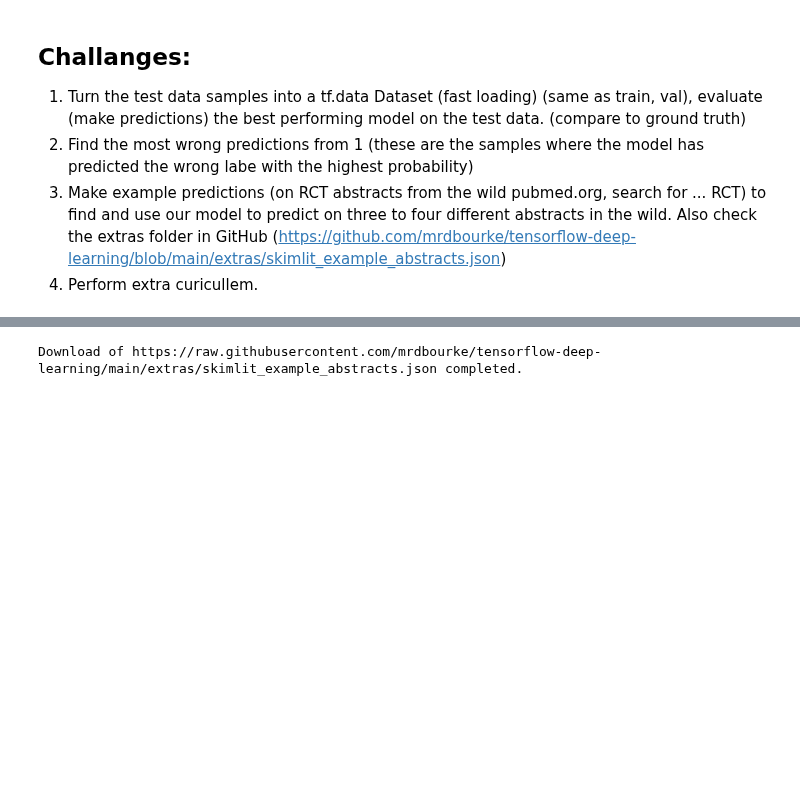
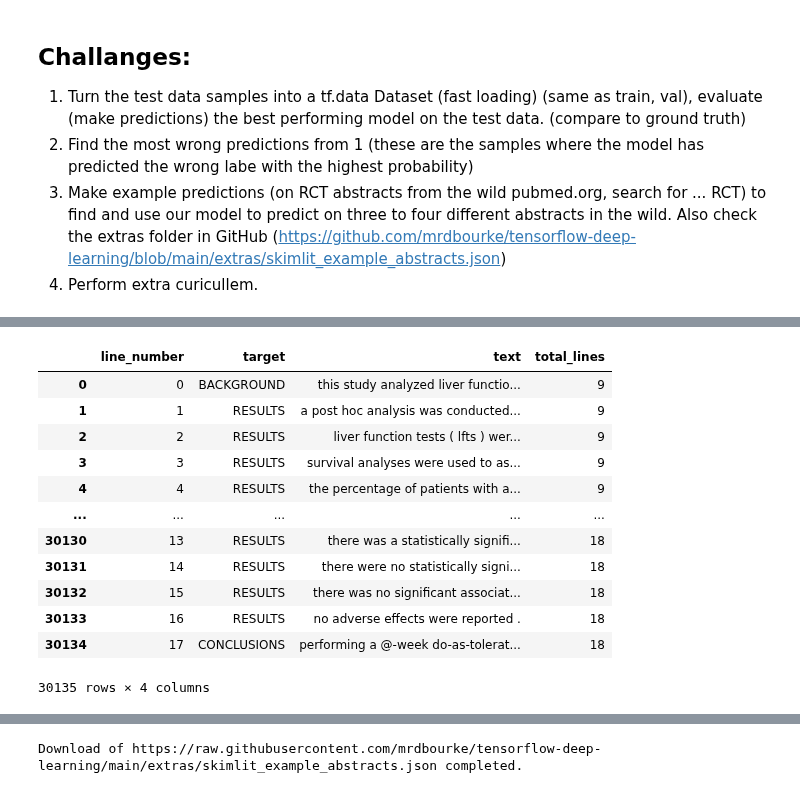
Before and after one commit to sodeso-nl/ml-notebooks, a Jupyter notebook: tensorflow-developer-certificate/section-11/tdc-section-11.ipynb, the cells around one changed output, grey strips where cells are left out. Saved outputs shown, nothing was run; the diff lists cells and outputs as text; code cells hidden in the pictures; blank space fills up the shorter version.

```diff
--- a/tensorflow-developer-certificate/section-11/tdc-section-11.ipynb
+++ b/tensorflow-developer-certificate/section-11/tdc-section-11.ipynb
@@ -1492,0 +1503,16 @@ ml_plot.show_outliers_positive_and_negative(y_true=test_labels_encoded, y_pred=l
+# %%
+test_df
+# %% [output]
+|  | line_number | target | text | total_lines |
+| 0 | 0 | BACKGROUND | this study analyzed liver functio... | 9 |
+| 1 | 1 | RESULTS | a post hoc analysis was conducted... | 9 |
+| 2 | 2 | RESULTS | liver function tests ( lfts ) wer... | 9 |
+| 3 | 3 | RESULTS | survival analyses were used to as... | 9 |
+| 4 | 4 | RESULTS | the percentage of patients with a... | 9 |
+| ... | ... | ... | ... | ... |
+| 30130 | 13 | RESULTS | there was a statistically signifi... | 18 |
+| 30131 | 14 | RESULTS | there were no statistically signi... | 18 |
+| 30132 | 15 | RESULTS | there was no significant associat... | 18 |
+| 30133 | 16 | RESULTS | no adverse effects were reported . | 18 |
+| 30134 | 17 | CONCLUSIONS | performing a @-week do-as-tolerat... | 18 |
+30135 rows × 4 columns
```
Also changed, not shown: parts of 20 cells of this notebook.
